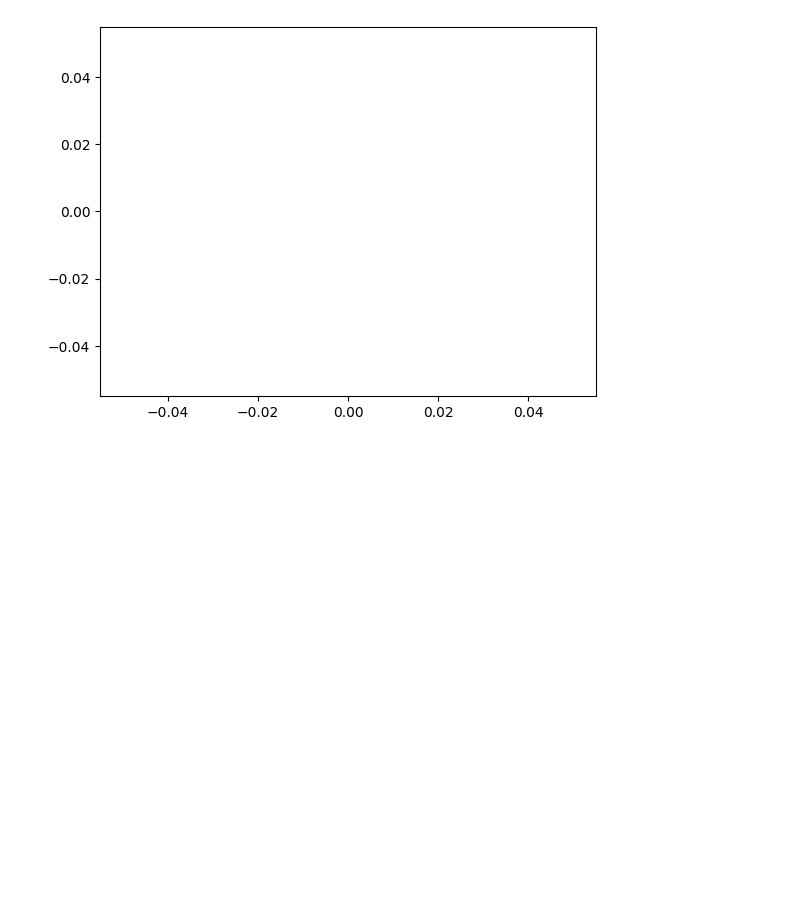
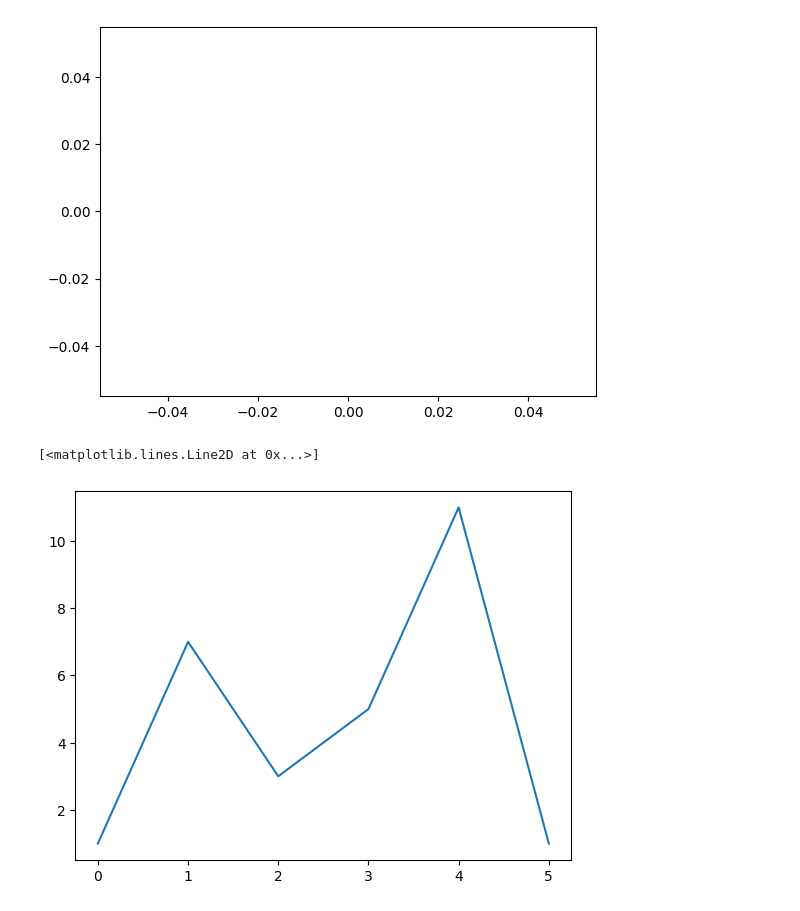
Before and after one commit to Vitalyastiy/cheat-python, a Jupyter notebook: viz/Plt_учебник.ipynb, the cells around one changed output. Drawn from its saved outputs; the diff is of its cells as text; code cells hidden in the pictures; blank space fills up the shorter version.

```diff
--- a/viz/Plt_учебник.ipynb
+++ b/viz/Plt_учебник.ipynb
@@ -130,3 +130,8 @@ plt.plot()
 # %% [output]
 []
 [figure]
+# %%
+plt.plot([1, 7, 3, 5, 11, 1])
+# %% [output]
+[<matplotlib.lines.Line2D at 0x...>]
+[figure, added]
```
Also changed, not shown: parts of 17 cells of this notebook.
